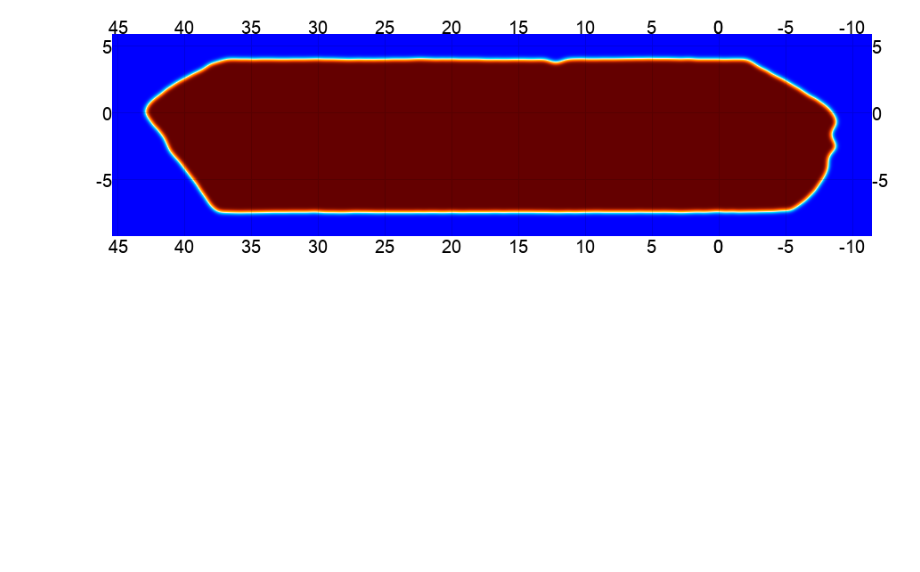
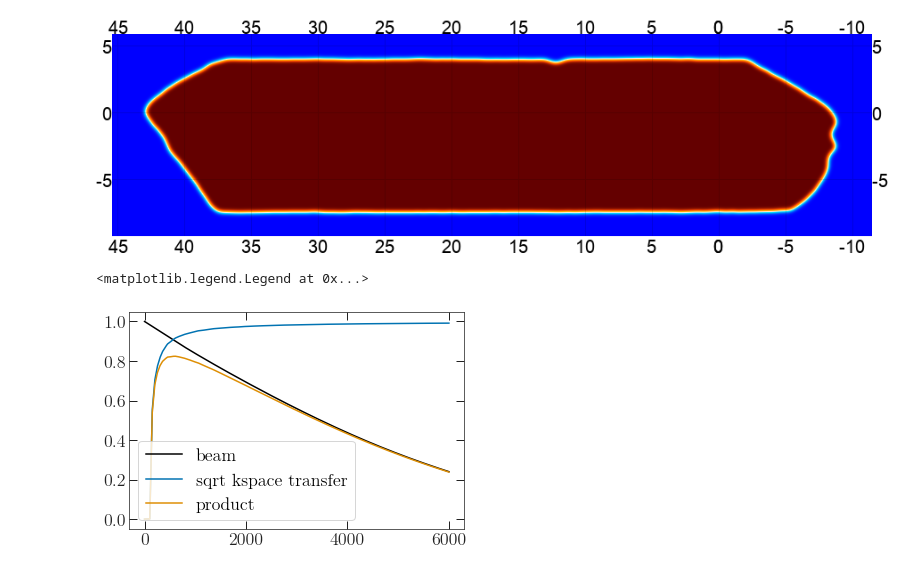
Before and after one commit to xzackli/spectra_comparison_on_sims, a Jupyter notebook: SpectraTest.ipynb, the cells around one changed output. Saved outputs shown, nothing was run; the diff lists cells and outputs as text; code cells hidden in the pictures; blank space fills up the shorter version.

```diff
--- a/SpectraTest.ipynb
+++ b/SpectraTest.ipynb
@@ -25,4 +25,42 @@ box_shape, box_wcs = steve_apo.shape, steve_apo.wcs
 eshow(steve_apo)
 # %% [output]
 [figure]
+# %%
+from soapack import interfaces
+
+# read beam from soapack
+mr3 = interfaces.ACTmr3()
+beam = mr3.get_beam(ells=np.arange(6000), season="s15",patch="deep56",array="pa3_f090")
+plt.plot(beam, '-', label='beam')
+
+# read bins
+binfile = f'{data_root}/BIN_ACTPOL_50_4_SC_low_ell_startAt2'
+bins = nw.read_bins(binfile, is_Dell=True)
+
+from scipy.interpolate import interp1d
+tt_transfer = np.genfromtxt(f'{data_root}/tt_transf.txt')
+
+# sanitize beam input, no negatives...
+tt_transfer[np.logical_not(tt_transfer > 0.0)] = 1e-6
+tt_transfer[np.isinf(tt_transfer)] = 1e-6
+
+# linear interpolation of k-space transfer function
+kspace_filter_effect_on_modes = interp1d(
+    [0] + bins.get_effective_ells().tolist() + [10000],
+    np.sqrt([0] + ( (tt_transfer) ).tolist() + [1]),
+    kind='linear')
+
+ell_beam = np.arange(len(beam))
+plt.plot(ell_beam, kspace_filter_effect_on_modes(ell_beam),
+         '-',
+         label=r'sqrt kspace transfer')
+
+product_beam = beam * kspace_filter_effect_on_modes(ell_beam)
+plt.plot(ell_beam, product_beam, '-', label='product')
+
+plt.legend()
+# plt.title('beam stuff')
+# %% [output]
+<matplotlib.legend.Legend at 0x...>
+[figure, added]
 # %%
```
Also changed, not shown: parts of 14 cells of this notebook, 2 other files.
